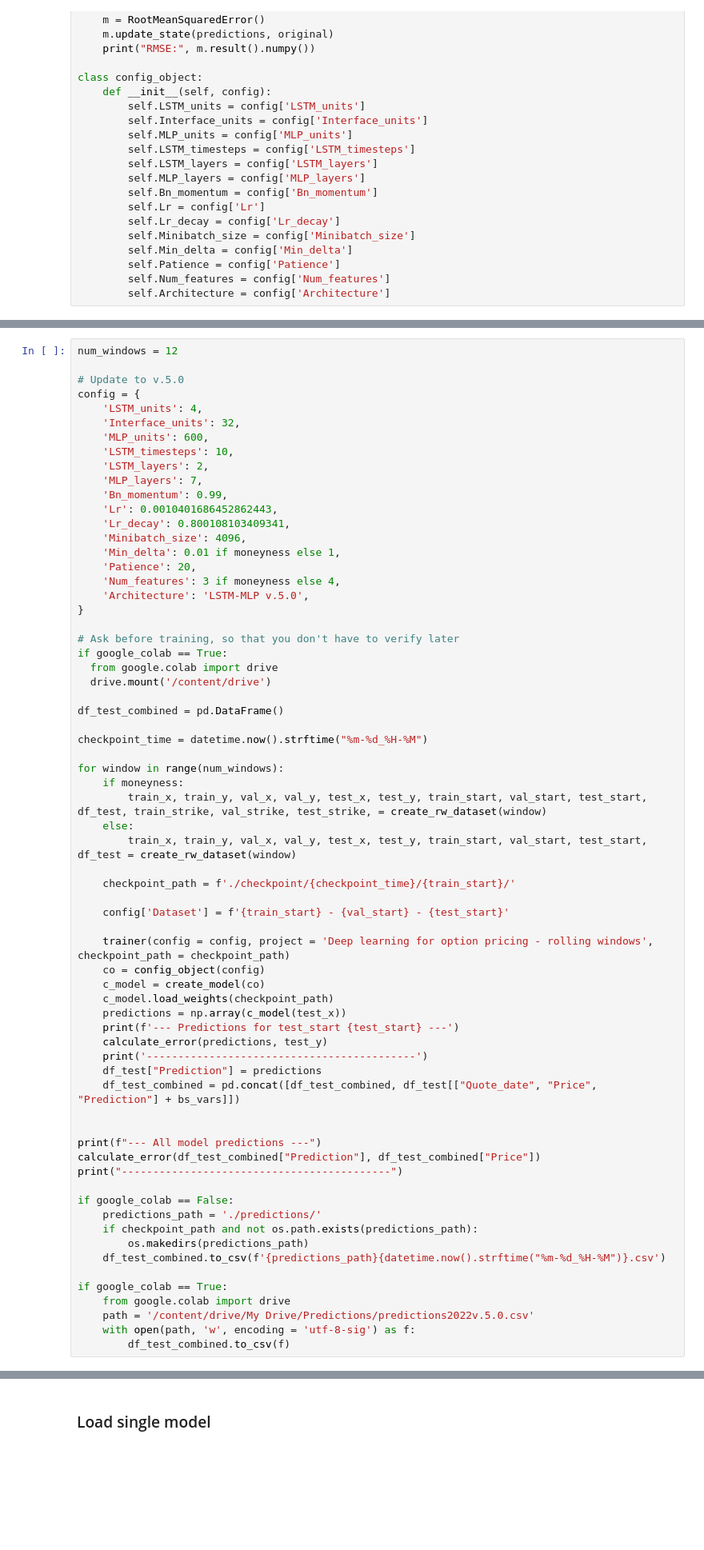
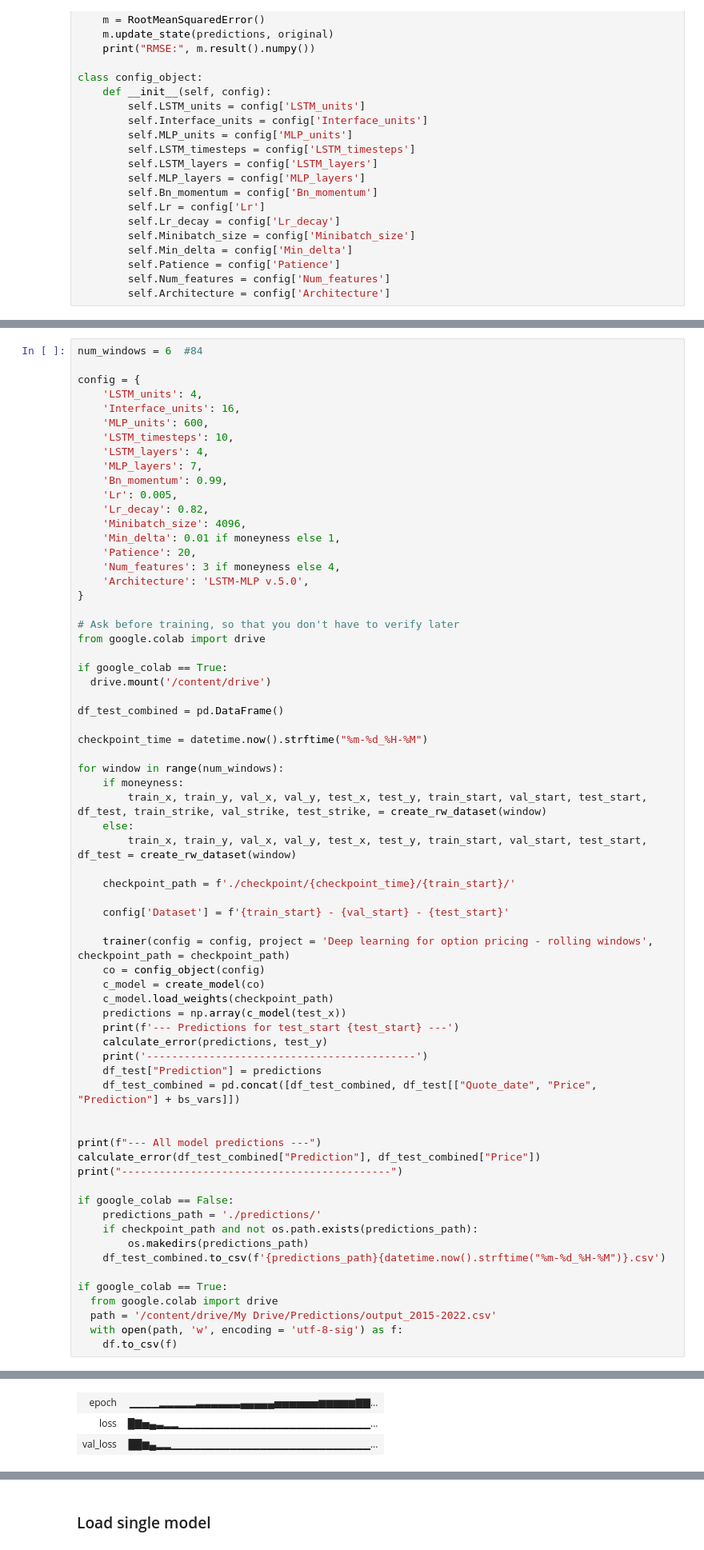
Before and after one commit to jacobvinje/LSTM-for-option-pricing, a Jupyter notebook: LSTM-MLP_notebooks/LSTM-MLP.ipynb, the cells around one changed output, grey strips where cells are left out. Shown at 80% size. Cells and saved outputs as stored; diff of their text form; blank space fills up the shorter version.

```diff
--- a/LSTM-MLP_notebooks/LSTM-MLP.ipynb
+++ b/LSTM-MLP_notebooks/LSTM-MLP.ipynb
@@ -475,17 +526,16 @@ class config_object:
 # %%
-num_windows = 12
+num_windows = 6  #84
 
-# Update to v.5.0
 config = {
     'LSTM_units': 4,
-    'Interface_units': 32,
+    'Interface_units': 16,
     'MLP_units': 600,
     'LSTM_timesteps': 10,
-    'LSTM_layers': 2,
+    'LSTM_layers': 4,
     'MLP_layers': 7,
     'Bn_momentum': 0.99,
-    'Lr': 0.0010401686452862443,
-    'Lr_decay': 0.800108103409341,
+    'Lr': 0.005,
+    'Lr_decay': 0.82,
     'Minibatch_size': 4096,
     'Min_delta': 0.01 if moneyness else 1,
     'Patience': 20,
@@ -494,8 +544,9 @@ config = {
 }
 
 # Ask before training, so that you don't have to verify later
+from google.colab import drive
+
 if google_colab == True:
-  from google.colab import drive
   drive.mount('/content/drive')
 
 df_test_combined = pd.DataFrame()
@@ -535,9 +586,9 @@ if google_colab == False:
     df_test_combined.to_csv(f'{predictions_path}{datetime.now().strftime("%m-%d_%H-%M")}.csv')
 
 if google_colab == True:
-    from google.colab import drive
-    path = '/content/drive/My Drive/Predictions/predictions2022v.5.0.csv'
-    with open(path, 'w', encoding = 'utf-8-sig') as f:
-        df_test_combined.to_csv(f)
+  from google.colab import drive
+  path = '/content/drive/My Drive/Predictions/output_2015-2022.csv'
+  with open(path, 'w', encoding = 'utf-8-sig') as f:
+    df.to_csv(f)
 # %% [output]
 Drive already mounted at /content/drive; to attempt to forcibly remount, call drive.mount("/content/drive", force_remount=True).
@@ -569,0 +623,3 @@ Epoch 41/1000
+| epoch | ▁▁▁▁▂▂▂▂▂▃▃▃▃▃▃▄▄▄▄▄▅▅▅▅▅▅▆▆▆▆▆▇▇... |
+| loss | █▇▅▄▃▂▂▁▁▁▁▁▁▁▁▁▁▁▁▁▁▁▁▁▁▁▁▁▁▁▁▁▁... |
+| val_loss | ██▆▄▂▂▁▁▁▁▁▁▁▁▁▁▁▁▁▁▁▁▁▁▁▁▁▁▁▁▁▁▁... |
```
Also changed, not shown: parts of 11 cells of this notebook.
